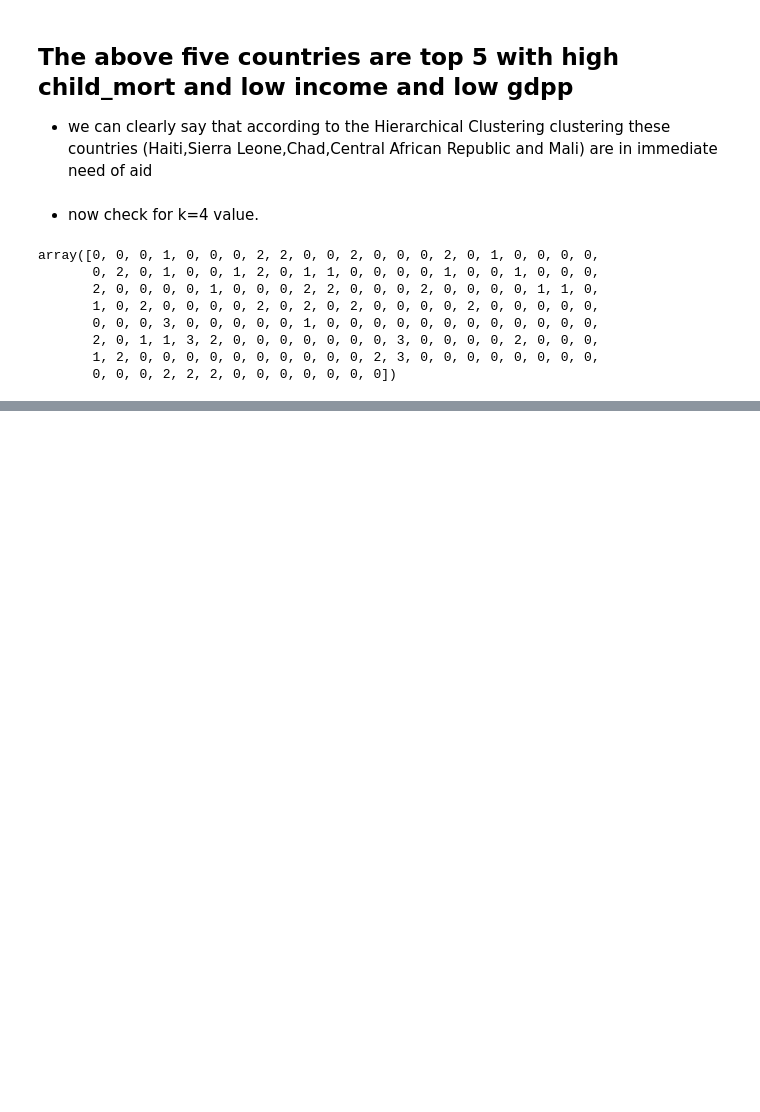
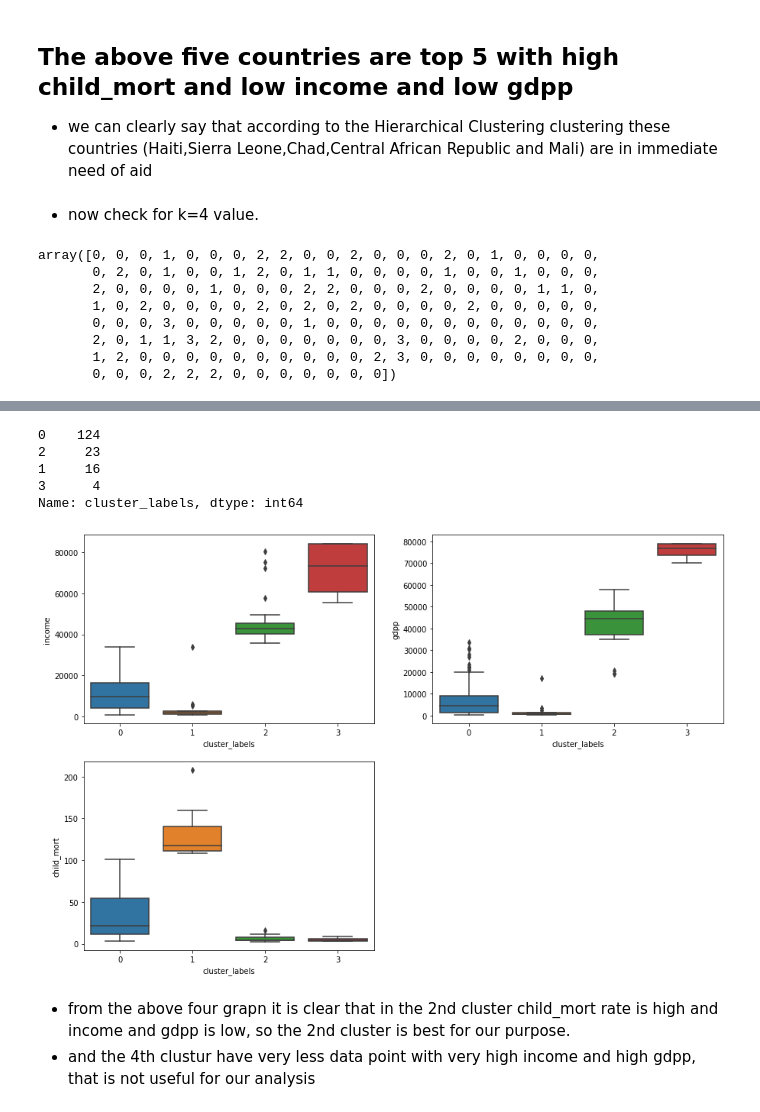
Before and after one commit to Arch0/Analysis-of-country-dataset-, a Jupyter notebook: Untitled1.ipynb, the cells around one changed output, grey strips where cells are left out. Cells and saved outputs as stored; diff of their text form; code cells hidden in the pictures; blank space fills up the shorter version.

```diff
--- a/Untitled1.ipynb
+++ b/Untitled1.ipynb
@@ -520,3 +520,7 @@ array([0, 0, 0, 1, 0, 0, 0, 2, 2, 0, 0, 2, 0, 0, 0, 2, 0, 1, 0, 0, 0, 0,
        2, 0, 1, 1, 3, 2, 0, 0, 0, 0, 0, 0, 0, 3, 0, 0, 0, 0, 2, 0, 0, 0,
        1, 2, 0, 0, 0, 0, 0, 0, 0, 0, 0, 0, 2, 3, 0, 0, 0, 0, 0, 0, 0, 0,
        0, 0, 0, 2, 2, 2, 0, 0, 0, 0, 0, 0, 0])
+# %%
+# assign cluster labels
+df['cluster_labels'] = cluster_labels
+df.head()
@@ -522,0 +534,23 @@ array([0, 0, 0, 1, 0, 0, 0, 2, 2, 0, 0, 2, 0, 0, 0, 2, 0, 1, 0, 0, 0, 0,
+# %%
+df['cluster_labels'].value_counts()
+# %% [output]
+0    124
+2     23
+1     16
+3      4
+Name: cluster_labels, dtype: int64
+# %%
+# plots
+plt.figure(figsize=(15,10))
+plt.subplot(2,2,1)
+sns.boxplot(x='cluster_labels', y='income', data=df)
+plt.subplot(2,2,2)
+sns.boxplot(x='cluster_labels', y='gdpp', data=df)
+plt.subplot(2,2,3)
+sns.boxplot(x='cluster_labels', y='child_mort', data=df)
+plt.show()
+# %% [output]
+[figure, added]
+# %% [markdown]
+* from the above four grapn it is clear that in the 2nd cluster child_mort rate is high and income and gdpp is low, so the 2nd cluster is best for our purpose.
+* and the 4th clustur have very less data point with very high income and high gdpp, that is not useful for our analysis
```
Also changed, not shown: parts of 6 cells of this notebook.
